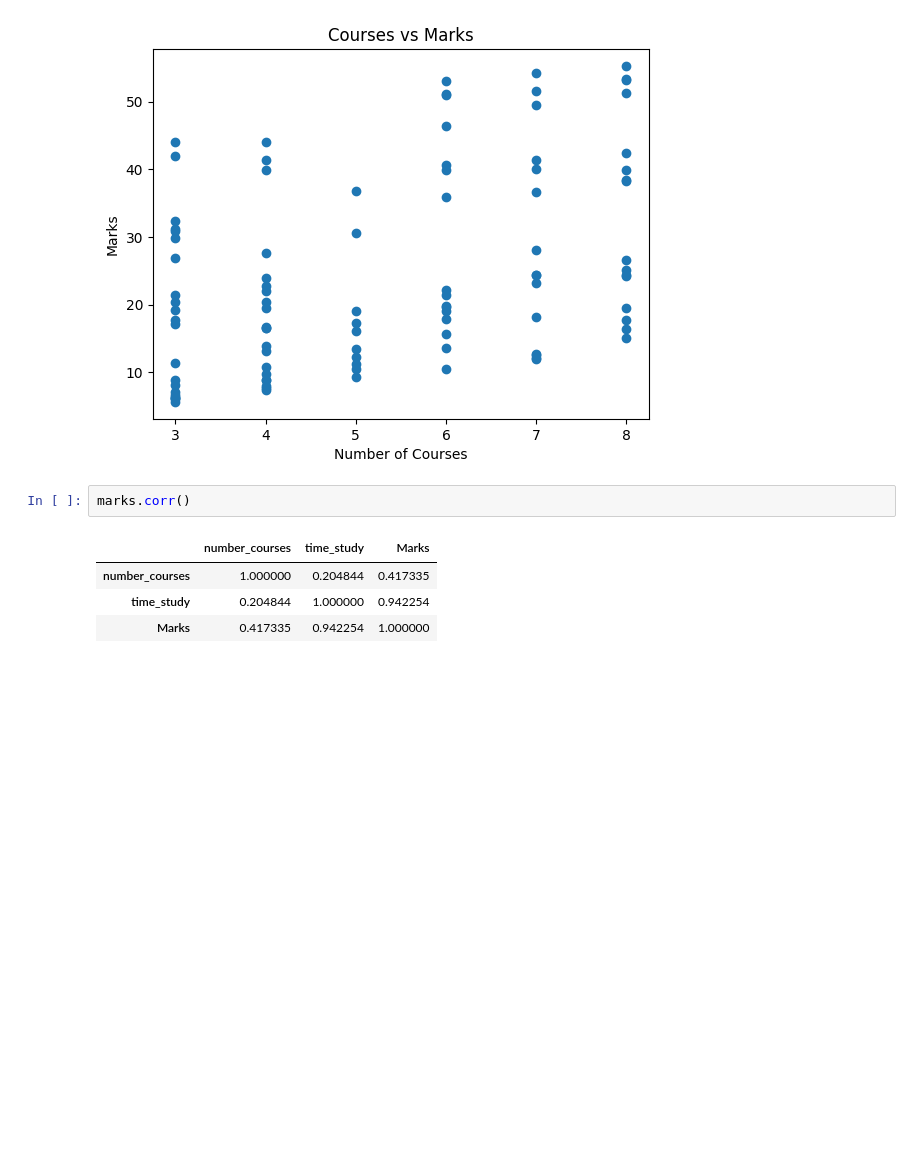
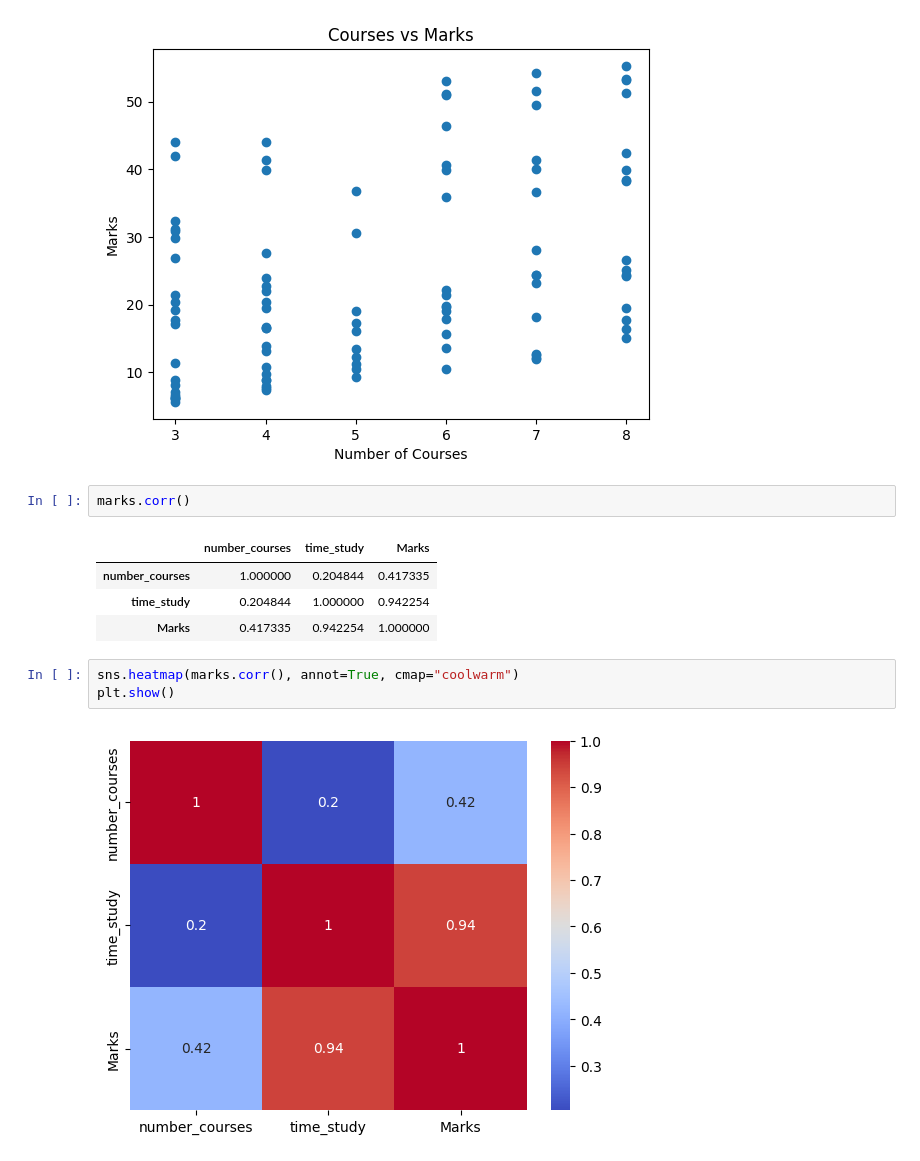
Before and after one commit to nadilHesara/Student-Marks-Predicting-Model, a Jupyter notebook: Students marks/student_marks_prediction.ipynb, the cells around one changed output. Cells and saved outputs as stored; diff of their text form; blank space fills up the shorter version.

```diff
--- a/Students marks/student_marks_prediction.ipynb
+++ b/Students marks/student_marks_prediction.ipynb
@@ -66,3 +66,8 @@ marks.corr()
 | number_courses | 1.000000 | 0.204844 | 0.417335 |
 | time_study | 0.204844 | 1.000000 | 0.942254 |
 | Marks | 0.417335 | 0.942254 | 1.000000 |
+# %%
+sns.heatmap(marks.corr(), annot=True, cmap="coolwarm")
+plt.show()
+# %% [output]
+[figure, added]
```
Also changed, not shown: parts of 4 cells of this notebook.
